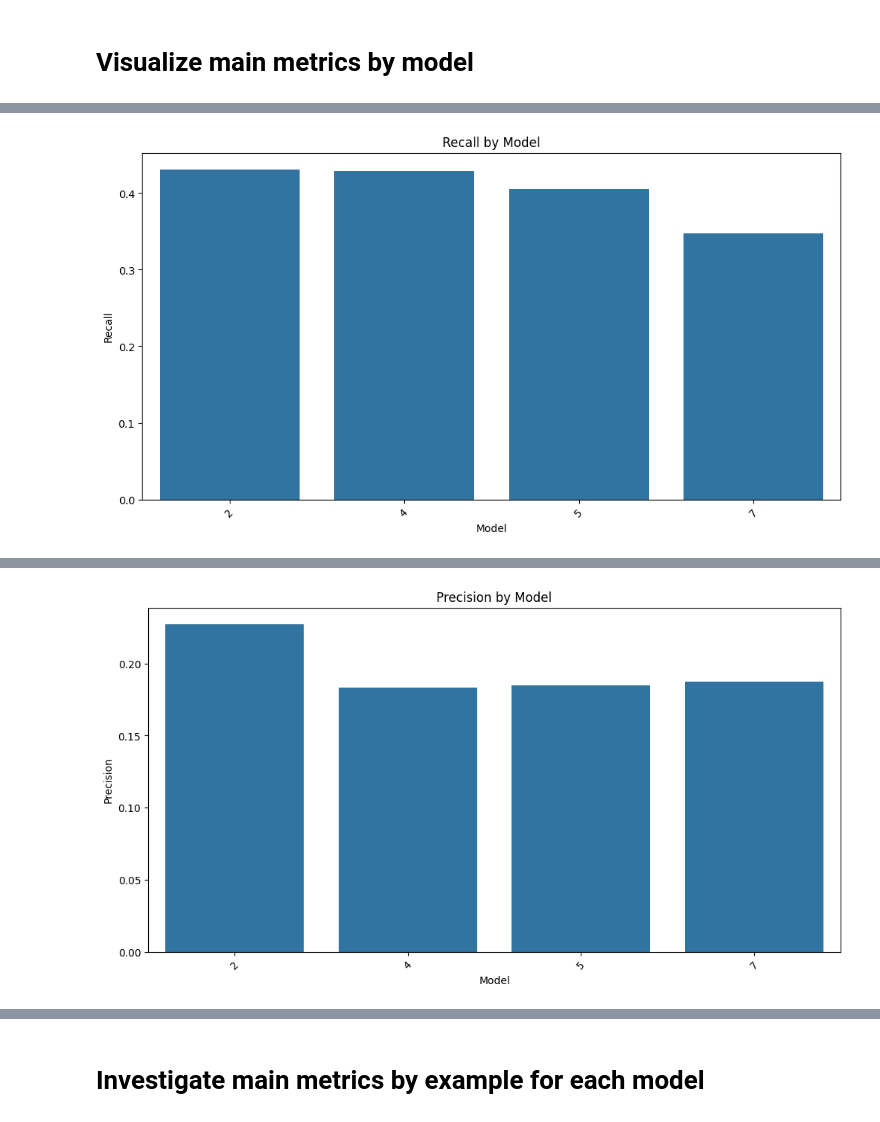
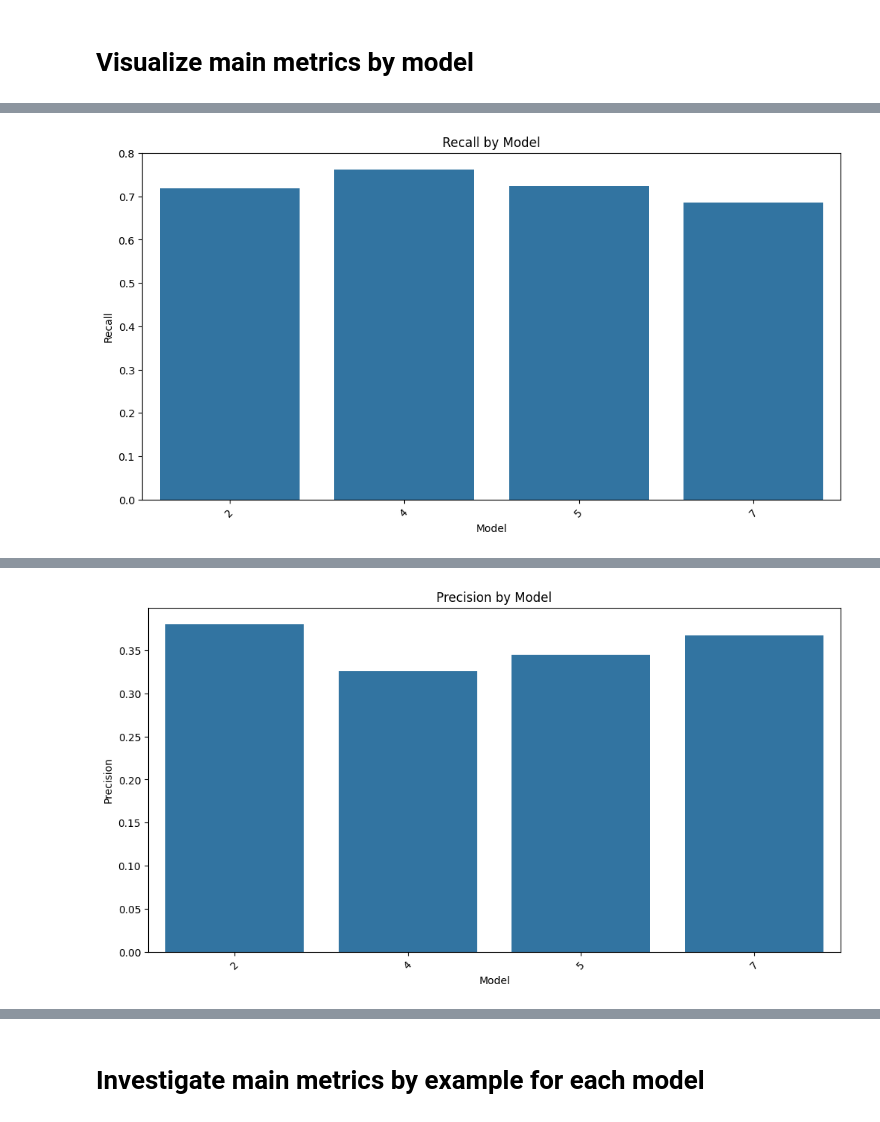
Before and after one commit to krzischp/handoff-eval, a Jupyter notebook: notebooks/evaluation.ipynb, the cells around one changed output, grey strips where cells are left out. Saved outputs shown, nothing was run; the diff lists cells and outputs as text; code cells hidden in the pictures.

```diff
--- a/notebooks/evaluation.ipynb
+++ b/notebooks/evaluation.ipynb
@@ -21,16 +21,16 @@ data_path = "../data/ai_ml_take_home"
 ground_truth_path = os.path.join(data_path, "ground_truth")
 model_outputs_path = os.path.join(data_path, "model_outputs")
 # %%
-ground_truth_data = handoff_eval.load_json_files(ground_truth_path)
-model_output_data = handoff_eval.load_json_files(model_outputs_path)
+ground_truth_data = handoff_eval.data_preparation.load_json_files(ground_truth_path)
+model_output_data = handoff_eval.data_preparation.load_json_files(model_outputs_path)
 # %% [markdown]
 # Evaluation run
 # %%
-run_number = 2
-load_run = True
-# load_run = False
-save_run = False
-# save_run = True
+run_number = 3
+# load_run = True
+load_run = False
+# save_run = False
+save_run = True
 
 eval_file_path = "../data/evaluations/matched_pairs_dict_" + str(run_number) + ".pkl"
 # %%
@@ -42,7 +42,7 @@ else:
     start_time = time.time()
 
     async def run_async_processing():
-        return await handoff_eval.process_all_models_async(model_output_data, ground_truth_data)
+        return await handoff_eval.data_preparation.process_all_models_async(model_output_data, ground_truth_data)
 
     matched_pairs_dict = await run_async_processing()
 
@@ -54,3 +54,4 @@ else:
         # Save the dictionary to a pickle file
         with open(eval_file_path, "wb") as f:
             pickle.dump(matched_pairs_dict, f)
+# process_all_models_async - total execution time: 41.90 seconds
@@ -62,17 +69,17 @@ x = "model"
 
 # Recall
 error_type = "recall"
-df_metrics = handoff_eval.compute_model_metrics_df(matched_pairs_dict, metric=None, error_type=error_type)
-handoff_eval.plot_model_metrics(df_metrics, x=x, metric_name=error_type.capitalize())
+df_metrics = handoff_eval.evaluation.compute_model_metrics_df(matched_pairs_dict, metric=None, error_type=error_type)
+handoff_eval.evaluation.plot_model_metrics(df_metrics, x=x, metric_name=error_type.capitalize())
 
 # Precision
 error_type = "precision"
-df_metrics = handoff_eval.compute_model_metrics_df(matched_pairs_dict, metric=None, error_type=error_type)
-handoff_eval.plot_model_metrics(df_metrics, x=x, metric_name=error_type.capitalize())
+df_metrics = handoff_eval.evaluation.compute_model_metrics_df(matched_pairs_dict, metric=None, error_type=error_type)
+handoff_eval.evaluation.plot_model_metrics(df_metrics, x=x, metric_name=error_type.capitalize())
 
 # Mape of rowTotalCostUsd
 metric = "rowTotalCostUsd"
 error_type = "mape"
-df_metrics = handoff_eval.compute_model_metrics_df(matched_pairs_dict, metric=metric, error_type=error_type)
-handoff_eval.plot_model_metrics(df_metrics, x=x, metric_name=error_type.capitalize())
+df_metrics = handoff_eval.evaluation.compute_model_metrics_df(matched_pairs_dict, metric=metric, error_type=error_type)
+handoff_eval.evaluation.plot_model_metrics(df_metrics, x=x, metric_name=error_type.capitalize())
 # %% [output]
@@ -81 +88 @@ handoff_eval.plot_model_metrics(df_metrics, x=x, metric_name=error_type.capitali
-[figure, old version]
+[figure, new version]
@@ -84 +91 @@ handoff_eval.plot_model_metrics(df_metrics, x=x, metric_name=error_type.capitali
-[figure, old version]
+[figure, new version]
```
Also changed, not shown: parts of 6 cells of this notebook, 6 other files.
